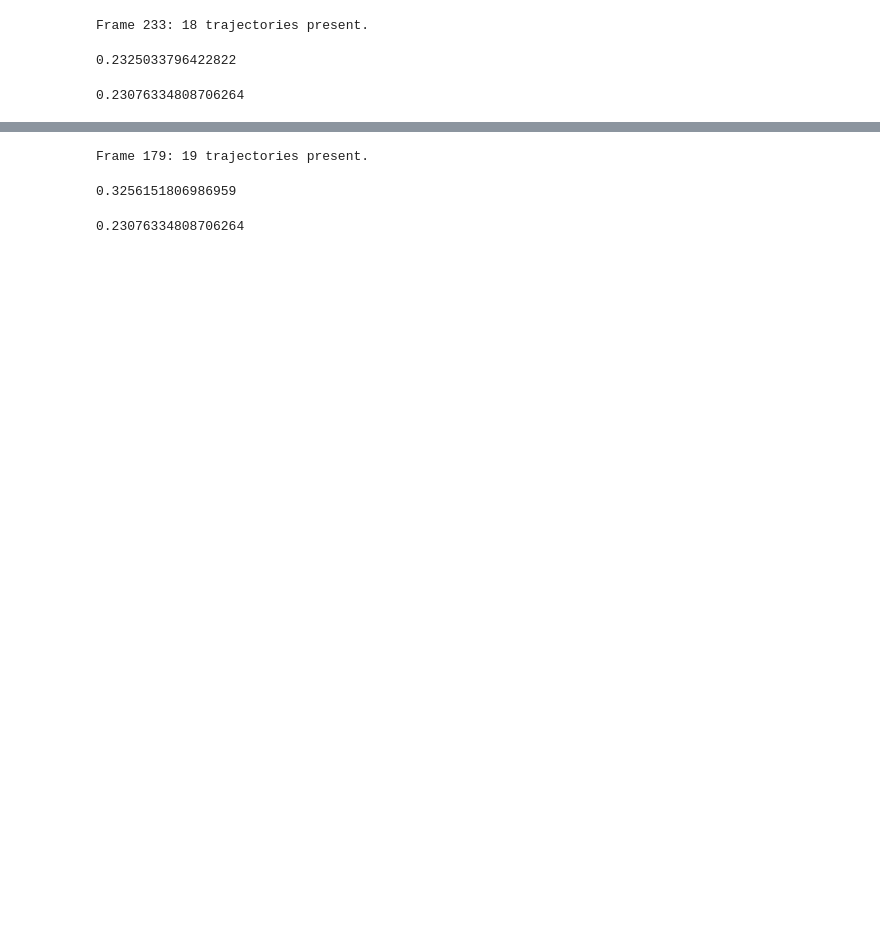
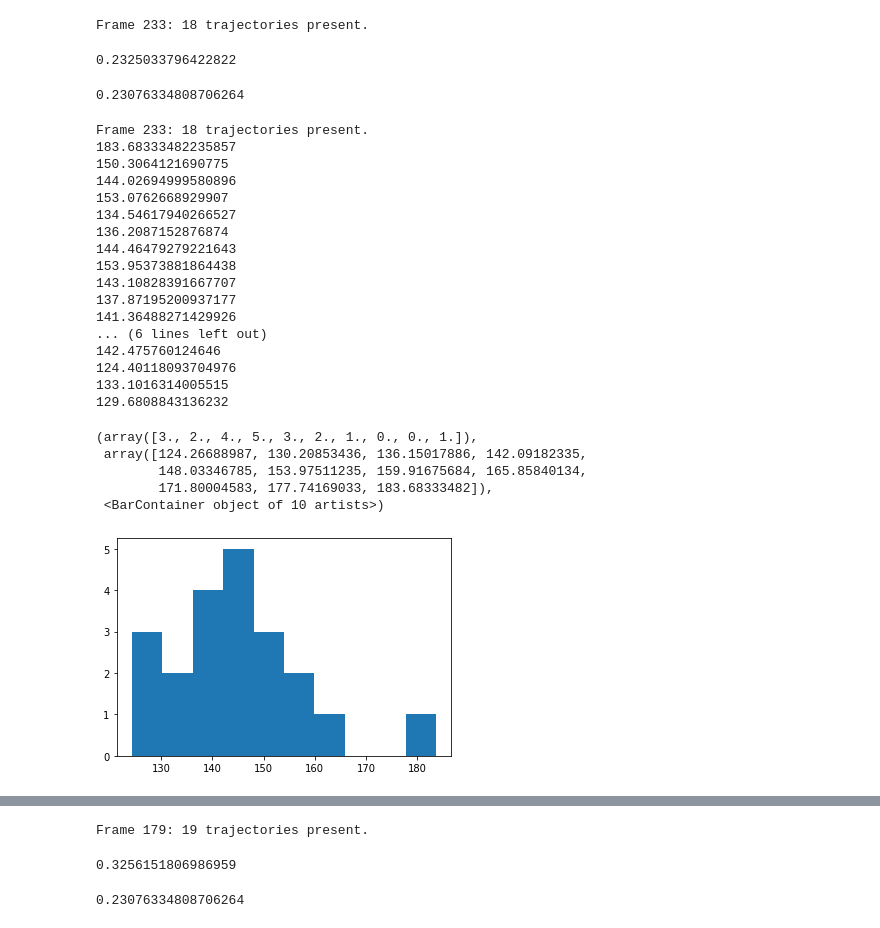
Before and after one commit to dbautista98/BMC_analysis, a Jupyter notebook: Bead Analysis (Cole).ipynb, the cells around one changed output, grey strips where cells are left out. Cells and saved outputs as stored; diff of their text form; code cells hidden in the pictures; blank space fills up the shorter version.

```diff
--- a/Bead Analysis (Cole).ipynb
+++ b/Bead Analysis (Cole).ipynb
@@ -80,3 +150,29 @@ exp3 = bmc.theory_D(0.4, 4.65, 293).value
 exp3
 # %% [output]
 0.23076334808706264
+# %%
+velo_hist(path3, 11, 500, 11, x40)
+# %% [output]
+Frame 233: 18 trajectories present.
+183.68333482235857
+150.3064121690775
+144.02694999580896
+153.0762668929907
+134.54617940266527
+136.2087152876874
+144.46479279221643
+153.95373881864438
+143.10828391667707
+137.87195200937177
+141.36488271429926
+... (6 lines left out)
+142.475760124646
+124.40118093704976
+133.1016314005515
+129.6808843136232
+(array([3., 2., 4., 5., 3., 2., 1., 0., 0., 1.]),
+ array([124.26688987, 130.20853436, 136.15017886, 142.09182335,
+        148.03346785, 153.97511235, 159.91675684, 165.85840134,
+        171.80004583, 177.74169033, 183.68333482]),
+ <BarContainer object of 10 artists>)
+[figure, added]
```
Also changed, not shown: parts of 19 cells of this notebook.
